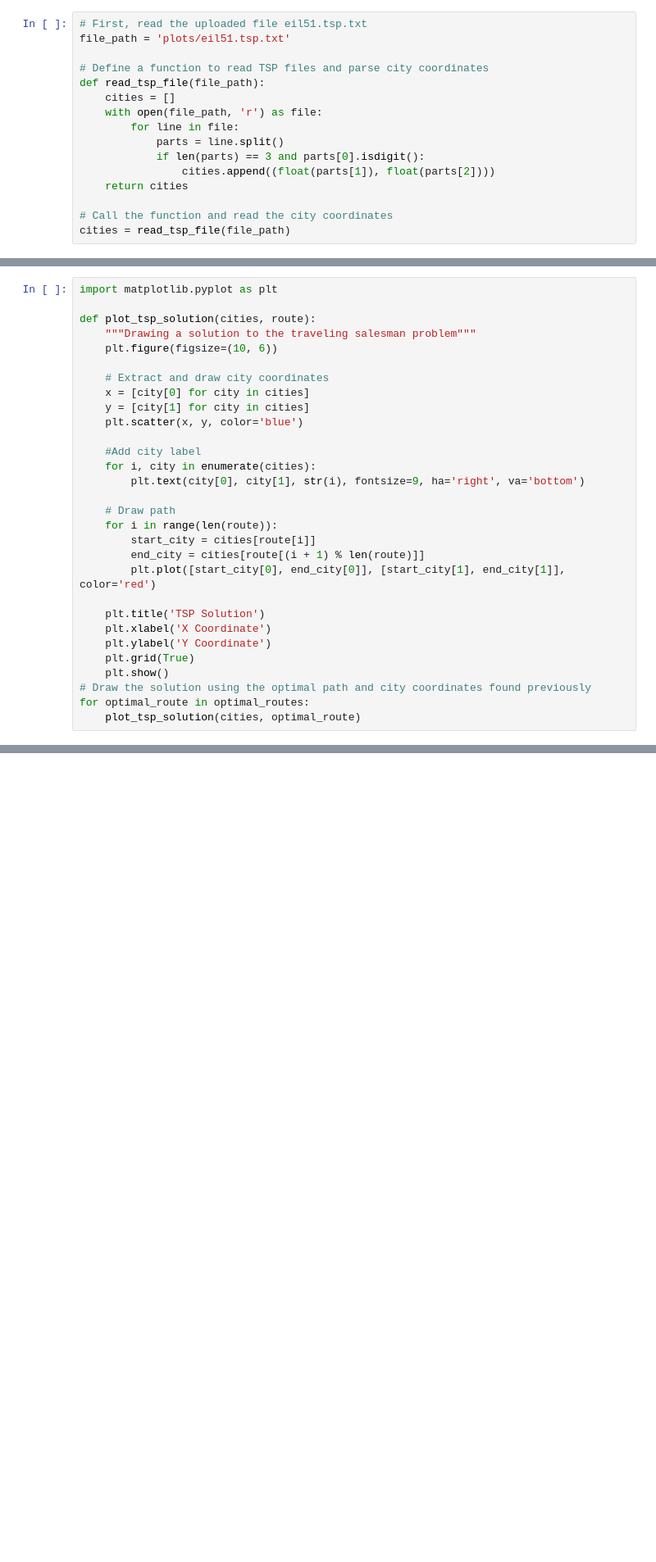
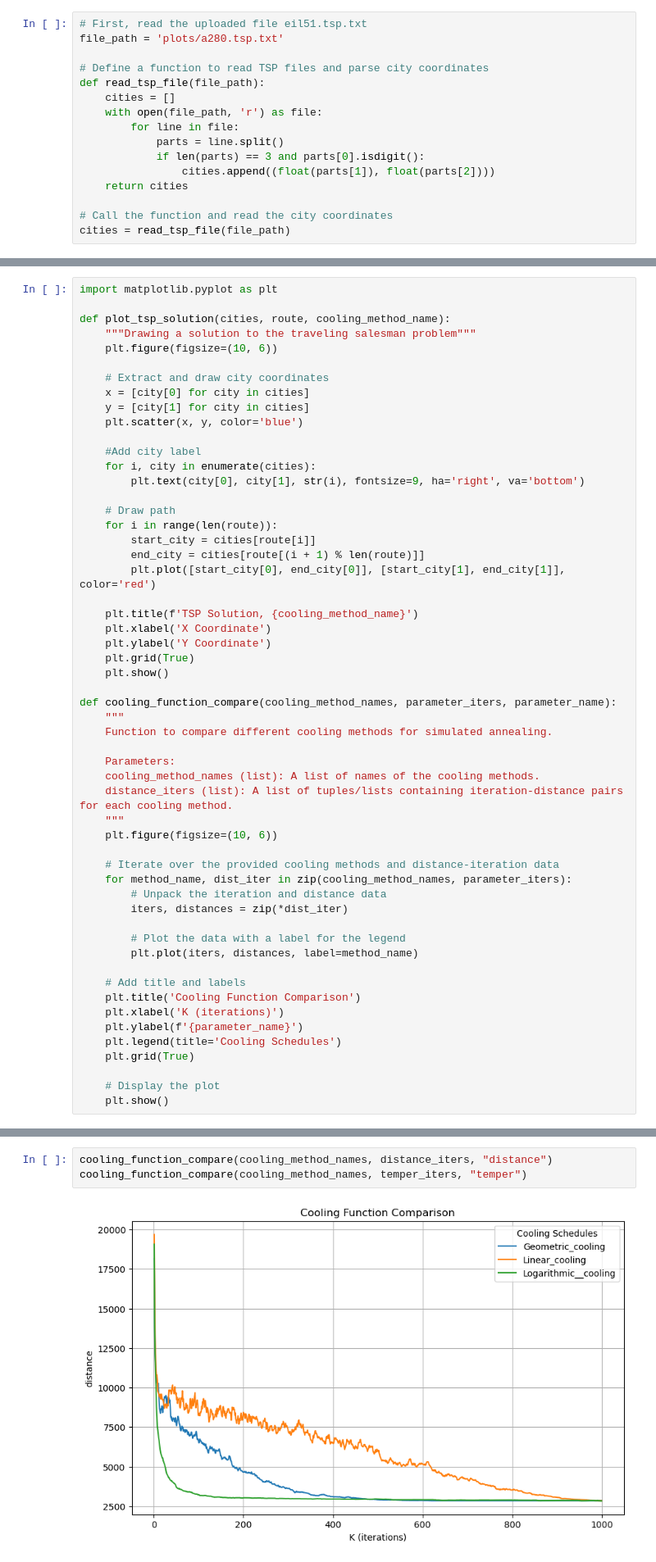
Before and after one commit to Ly-MX15/Stochasticsimulation_AS3, a Jupyter notebook: Assignment 3.ipynb, the cells around one changed output, grey strips where cells are left out. Shown at 82% size. Saved outputs shown, nothing was run; the diff lists cells and outputs as text; blank space fills up the shorter version.

```diff
--- a/Assignment 3.ipynb
+++ b/Assignment 3.ipynb
@@ -98,7 +106,7 @@ def move_node(route):
 ## read_tsp_file
 # %%
 # First, read the uploaded file eil51.tsp.txt
-file_path = 'plots/eil51.tsp.txt'
+file_path = 'plots/a280.tsp.txt'
 
 # Define a function to read TSP files and parse city coordinates
 def read_tsp_file(file_path):
@@ -156,7 +196,7 @@ Optimal Distance: 445.1738794351584
 # %%
 import matplotlib.pyplot as plt
 
-def plot_tsp_solution(cities, route):
+def plot_tsp_solution(cities, route, cooling_method_name):
     """Drawing a solution to the traveling salesman problem"""
     plt.figure(figsize=(10, 6))
 
@@ -175,11 +215,36 @@ def plot_tsp_solution(cities, route):
         end_city = cities[route[(i + 1) % len(route)]]
         plt.plot([start_city[0], end_city[0]], [start_city[1], end_city[1]], color='red')
 
-    plt.title('TSP Solution')
+    plt.title(f'TSP Solution, {cooling_method_name}')
     plt.xlabel('X Coordinate')
     plt.ylabel('Y Coordinate')
     plt.grid(True)
     plt.show()
-# Draw the solution using the optimal path and city coordinates found previously
-for optimal_route in optimal_routes:
-    plot_tsp_solution(cities, optimal_route)
+
+def cooling_function_compare(cooling_method_names, parameter_iters, parameter_name):
+    """
+    Function to compare different cooling methods for simulated annealing.
+
+    Parameters:
+    cooling_method_names (list): A list of names of the cooling methods.
+    distance_iters (list): A list of tuples/lists containing iteration-distance pairs for each cooling method.
+    """
+    plt.figure(figsize=(10, 6))
+
+    # Iterate over the provided cooling methods and distance-iteration data
+    for method_name, dist_iter in zip(cooling_method_names, parameter_iters):
+        # Unpack the iteration and distance data
+        iters, distances = zip(*dist_iter)
+
+        # Plot the data with a label for the legend
+        plt.plot(iters, distances, label=method_name)
+
+    # Add title and labels
+    plt.title('Cooling Function Comparison')
+    plt.xlabel('K (iterations)')
+    plt.ylabel(f'{parameter_name}')
+    plt.legend(title='Cooling Schedules')
+    plt.grid(True)
+
+    # Display the plot
+    plt.show()
@@ -188,0 +251,5 @@ for optimal_route in optimal_routes:
+# %%
+cooling_function_compare(cooling_method_names, distance_iters, "distance")
+cooling_function_compare(cooling_method_names, temper_iters, "temper")
+# %% [output]
+[figure, added]
```
Also changed, not shown: parts of 14 cells of this notebook.
